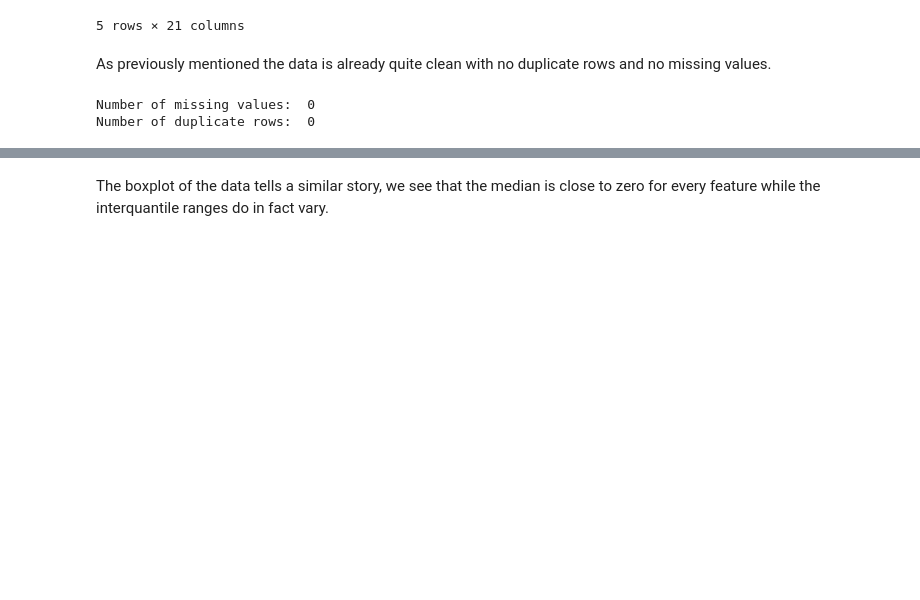
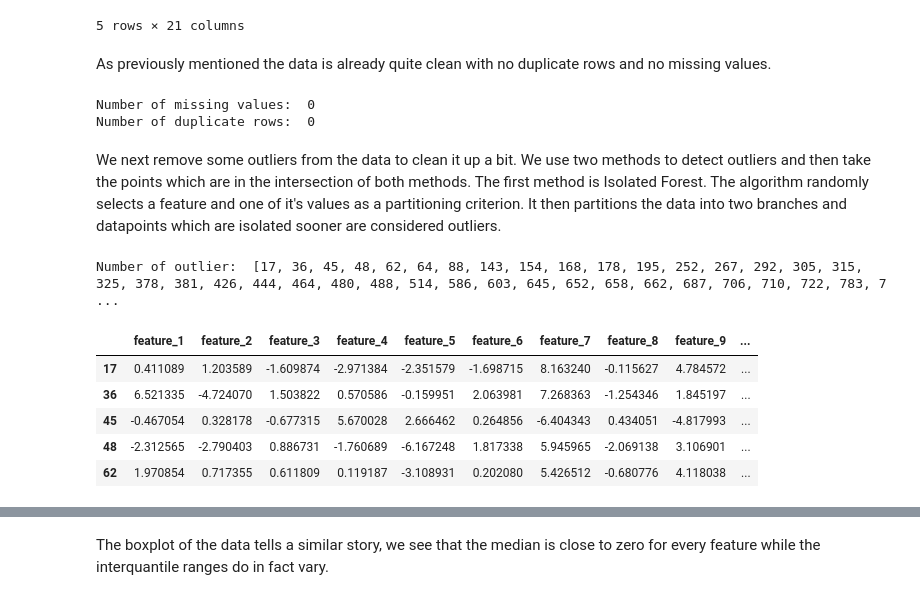
Before and after one commit to MattiaBarbiere/ML-project, a Jupyter notebook: project.ipynb, the cells around one changed output, grey strips where cells are left out. Drawn from its saved outputs; the diff is of its cells as text; code cells hidden in the pictures; blank space fills up the shorter version.

```diff
--- a/project.ipynb
+++ b/project.ipynb
@@ -51,3 +50,40 @@ print("Number of duplicate rows: ", df[df.duplicated(keep=False)].shape[0])
 # %% [output]
 Number of missing values:  0
 Number of duplicate rows:  0
+# %% [markdown]
+We next remove some outliers from the data to clean it up a bit. We use two methods to detect outliers and then take the points which are in the intersection of both methods. The first method is Isolated Forest. The algorithm randomly selects a feature and one of it's values as a partitioning criterion. It then partitions the data into two branches and datapoints which are isolated sooner are considered outliers.
+# %%
+from sklearn.ensemble import IsolationForest
+
+#Function that implements the Isolated Forest algorithm
+def out_iso_forest(df):
+    #We fit the isolated forest model to our data
+    forest_model=IsolationForest(random_state=0)
+    forest_model.fit(df)
+
+    #Creating a data set to keep track of the anomlies
+    a = pd.DataFrame(index=df.index)
+
+    #Value of scores given by the isolated forest
+    a["score"] = forest_model.decision_function(df)
+
+    #Anomaly columns as predicted from the model (-1 = anomaly, 1 = normal)
+    a["anomaly"] = forest_model.predict(df)
+
+    #Populating the anomalies list
+    anomalies = []
+    for i in range(len(a.index)):
+        if a.iloc[i][1] == -1:
+            anomalies.append(a.index[i])
+    return anomalies
+
+print("Number of outlier: ", len(out_iso_forest(X_1)))
+X_1.loc[out_iso_forest(X_1)].head()
+# %% [output]
+Number of outlier:  [17, 36, 45, 48, 62, 64, 88, 143, 154, 168, 178, 195, 252, 267, 292, 305, 315, 325, 378, 381, 426, 444, 464, 480, 488, 514, 586, 603, 645, 652, 658, 662, 687, 706, 710, 722, 783, 7 ...
+|  | feature_1 | feature_2 | feature_3 | feature_4 | feature_5 | feature_6 | feature_7 | feature_8 | feature_9 | ... |
+| 17 | 0.411089 | 1.203589 | -1.609874 | -2.971384 | -2.351579 | -1.698715 | 8.163240 | -0.115627 | 4.784572 | ... |
+| 36 | 6.521335 | -4.724070 | 1.503822 | 0.570586 | -0.159951 | 2.063981 | 7.268363 | -1.254346 | 1.845197 | ... |
+| 45 | -0.467054 | 0.328178 | -0.677315 | 5.670028 | 2.666462 | 0.264856 | -6.404343 | 0.434051 | -4.817993 | ... |
+| 48 | -2.312565 | -2.790403 | 0.886731 | -1.760689 | -6.167248 | 1.817338 | 5.945965 | -2.069138 | 3.106901 | ... |
+| 62 | 1.970854 | 0.717355 | 0.611809 | 0.119187 | -3.108931 | 0.202080 | 5.426512 | -0.680776 | 4.118038 | ... |
```
Also changed, not shown: parts of 26 cells of this notebook.
